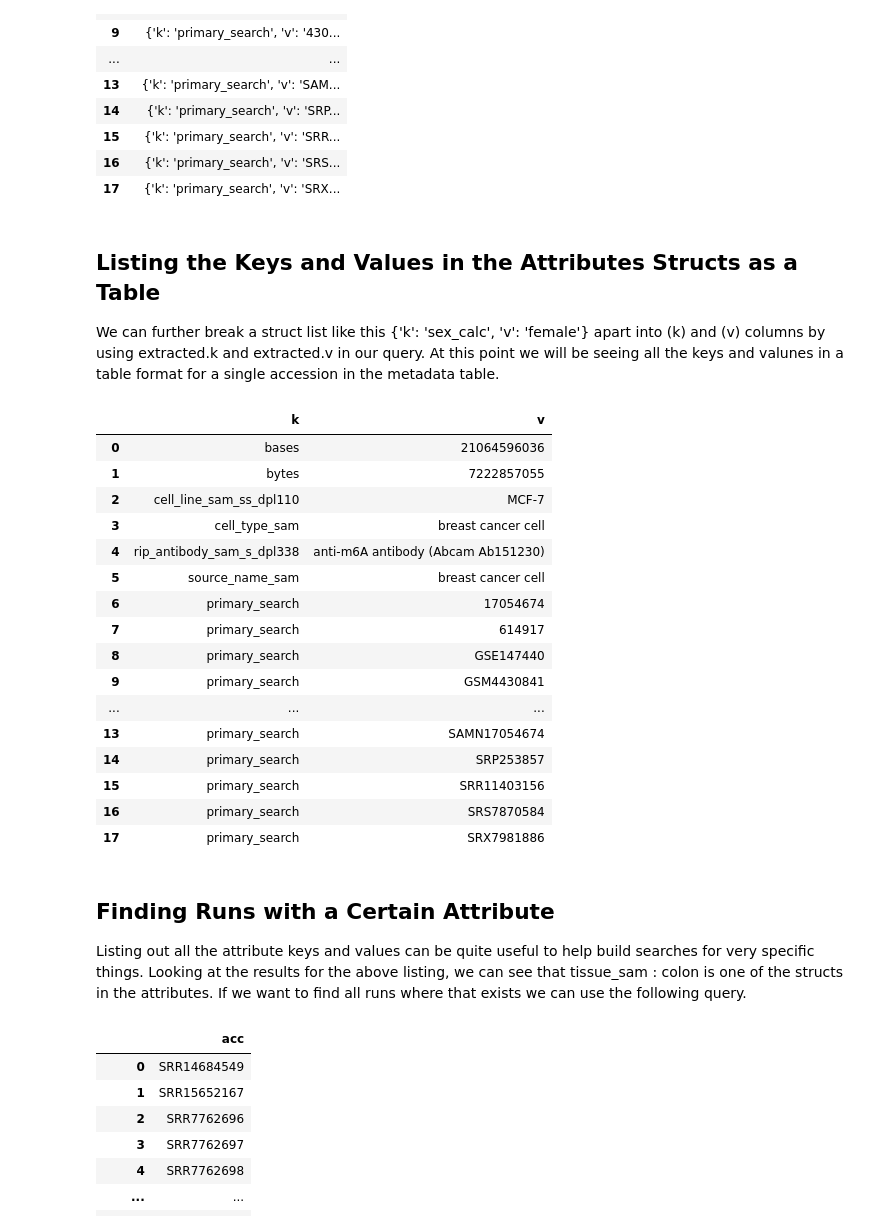
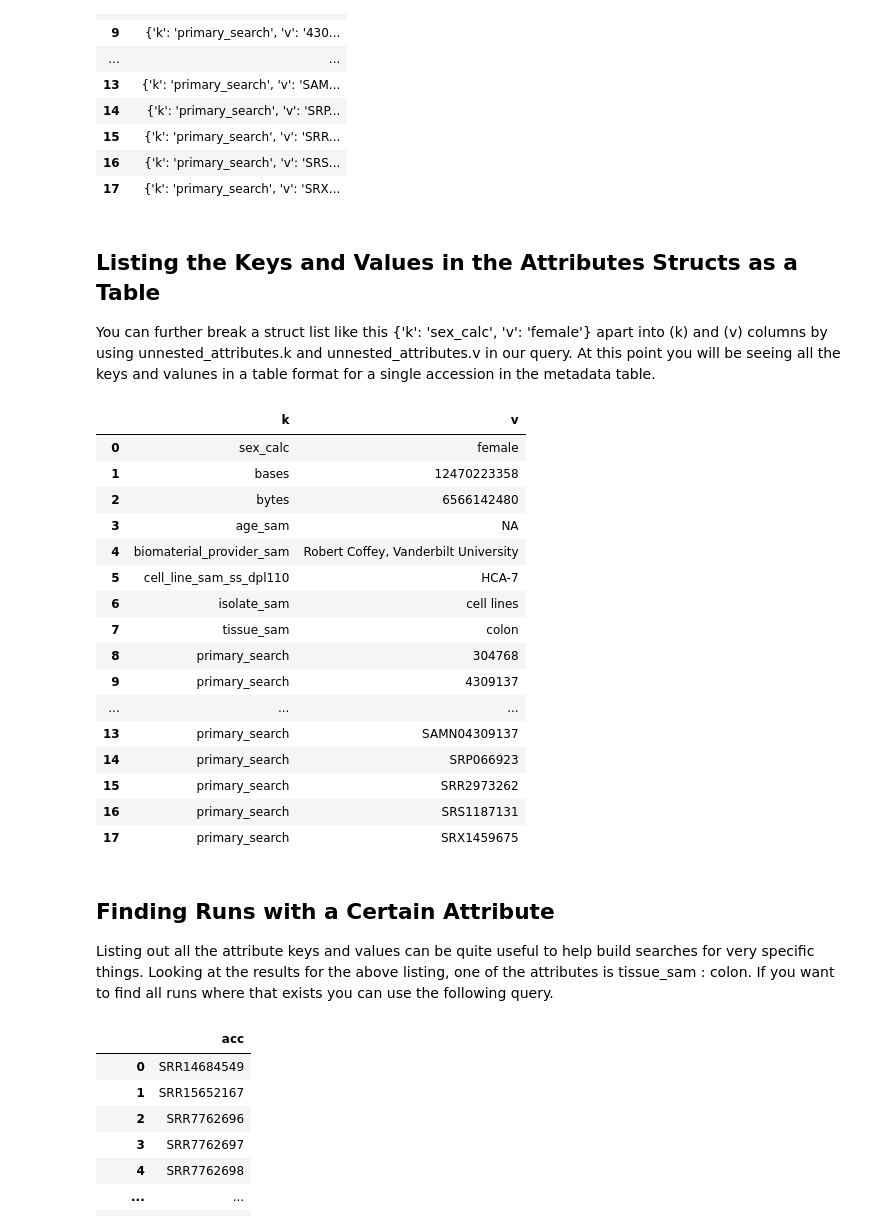
Before and after one commit to ncbi/ASHG-Workshop-2021, a Jupyter notebook: Array Examples.ipynb, the cells around one changed output. Drawn from its saved outputs; the diff is of its cells as text; code cells hidden in the pictures.

```diff
--- a/Array Examples.ipynb
+++ b/Array Examples.ipynb
@@ -93,34 +75,34 @@ WHERE acc = 'SRR2973262'
 | 17 | {'k': 'primary_search', 'v': 'SRX... |
 # %% [markdown]
 ## Listing the Keys and Values in the Attributes Structs as a Table
-We can further break a struct list like this {'k': 'sex_calc', 'v': 'female'} apart into (k) and (v) columns by using extracted.k and extracted.v in our query. At this point we will be seeing all the keys and valunes in a table format for a single accession in the metadata table.
+You can further break a struct list like this {'k': 'sex_calc', 'v': 'female'} apart into (k) and (v) columns by using unnested_attributes.k and unnested_attributes.v in our query. At this point you will be seeing all the keys and valunes in a table format for a single accession in the metadata table.
 # %%
 %%bigquery
-SELECT extracted.k, extracted.v
+SELECT unnested_attributes.k, unnested_attributes.v
 FROM `nih-sra-datastore.sra.metadata`,
-    UNNEST(attributes) as extracted
-WHERE acc = 'SRR11403156'
+    UNNEST(attributes) as unnested_attributes
+WHERE acc = 'SRR2973262'
 # %% [output]
 |  | k | v |
-| 0 | bases | 21064596036 |
-| 1 | bytes | 7222857055 |
-| 2 | cell_line_sam_ss_dpl110 | MCF-7 |
-| 3 | cell_type_sam | breast cancer cell |
-| 4 | rip_antibody_sam_s_dpl338 | anti-m6A antibody (Abcam Ab151230) |
-| 5 | source_name_sam | breast cancer cell |
-| 6 | primary_search | 17054674 |
-| 7 | primary_search | 614917 |
-| 8 | primary_search | GSE147440 |
-| 9 | primary_search | GSM4430841 |
+| 0 | sex_calc | female |
+| 1 | bases | 12470223358 |
+| 2 | bytes | 6566142480 |
+| 3 | age_sam | NA |
+| 4 | biomaterial_provider_sam | Robert Coffey, Vanderbilt University |
+| 5 | cell_line_sam_ss_dpl110 | HCA-7 |
+| 6 | isolate_sam | cell lines |
+| 7 | tissue_sam | colon |
+| 8 | primary_search | 304768 |
+| 9 | primary_search | 4309137 |
 | ... | ... | ... |
-| 13 | primary_search | SAMN17054674 |
-| 14 | primary_search | SRP253857 |
-| 15 | primary_search | SRR11403156 |
-| 16 | primary_search | SRS7870584 |
-| 17 | primary_search | SRX7981886 |
+| 13 | primary_search | SAMN04309137 |
+| 14 | primary_search | SRP066923 |
+| 15 | primary_search | SRR2973262 |
+| 16 | primary_search | SRS1187131 |
+| 17 | primary_search | SRX1459675 |
 # %% [markdown]
 ## Finding Runs with a Certain Attribute
-Listing out all the attribute keys and values can be quite useful to help build searches for very specific things. Looking at the results for the above listing, we can see that tissue_sam : colon is one of the structs in the attributes. If we want to find all runs where that exists we can use the following query.
+Listing out all the attribute keys and values can be quite useful to help build searches for very specific things. Looking at the results for the above listing, one of the attributes is tissue_sam : colon. If you want to find all runs where that exists you can use the following query.
 # %%
 %%bigquery
 SELECT acc
```
Also changed, not shown: parts of 24 cells of this notebook, 1 other file.
